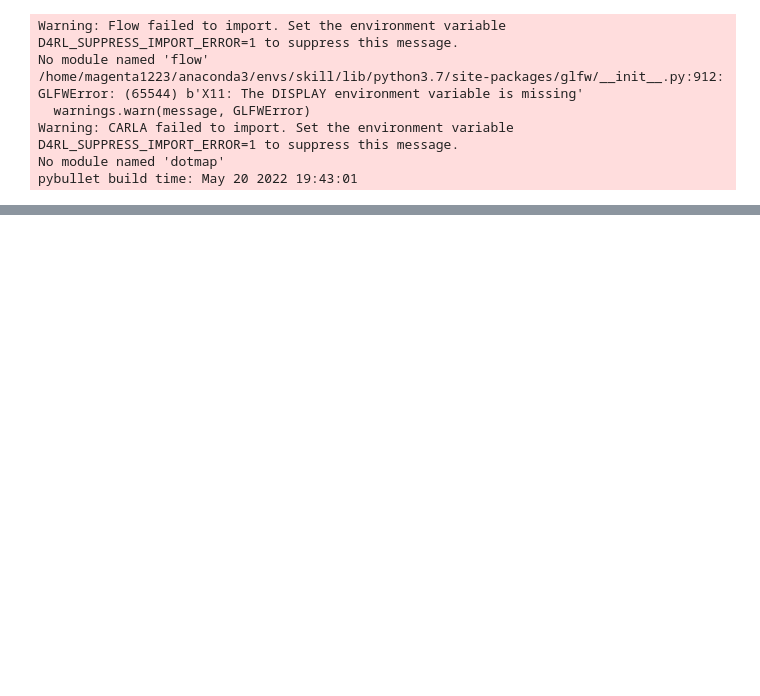
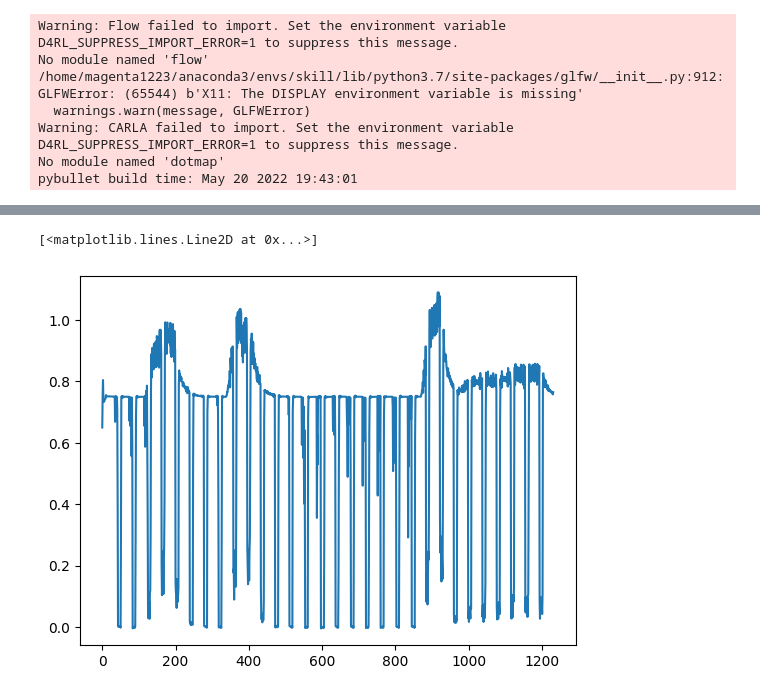
Before and after one commit to magenta1223/GCPrior, a Jupyter notebook: carla.ipynb, the cells around one changed output, grey strips where cells are left out. Cells and saved outputs as stored; diff of their text form; code cells hidden in the pictures; blank space fills up the shorter version.

```diff
--- a/carla.ipynb
+++ b/carla.ipynb
@@ -64,3 +60,6 @@ len(trajectories)
+# %%
+with open("./LVD/data/carla/carla_dataset.pkl", mode = "rb") as f:
+    dataset = pickle.load(f)
 # %%
 from LVD.envs import *
 # %% [output]
@@ -73,0 +110,7 @@ pybullet build time: May 20 2022 19:43:01
+# %%
+from matplotlib import pyplot as plt
+
+plt.plot(dataset[0]['actions'][:,0] + dataset[0]['actions'][:,1])
+# %% [output]
+[<matplotlib.lines.Line2D at 0x...>]
+[figure, added]
```
Also changed, not shown: parts of 14 cells of this notebook, 11 other files.
